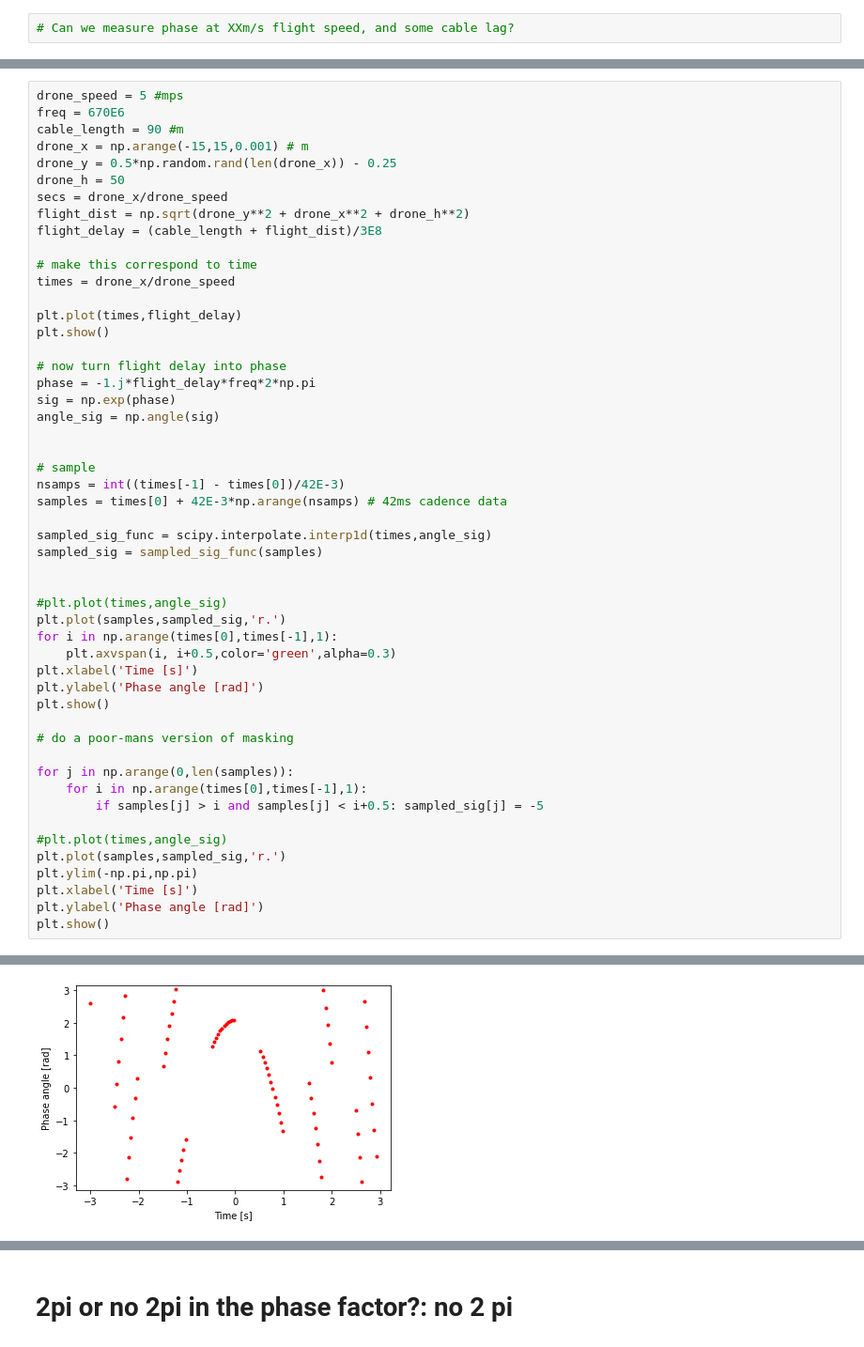
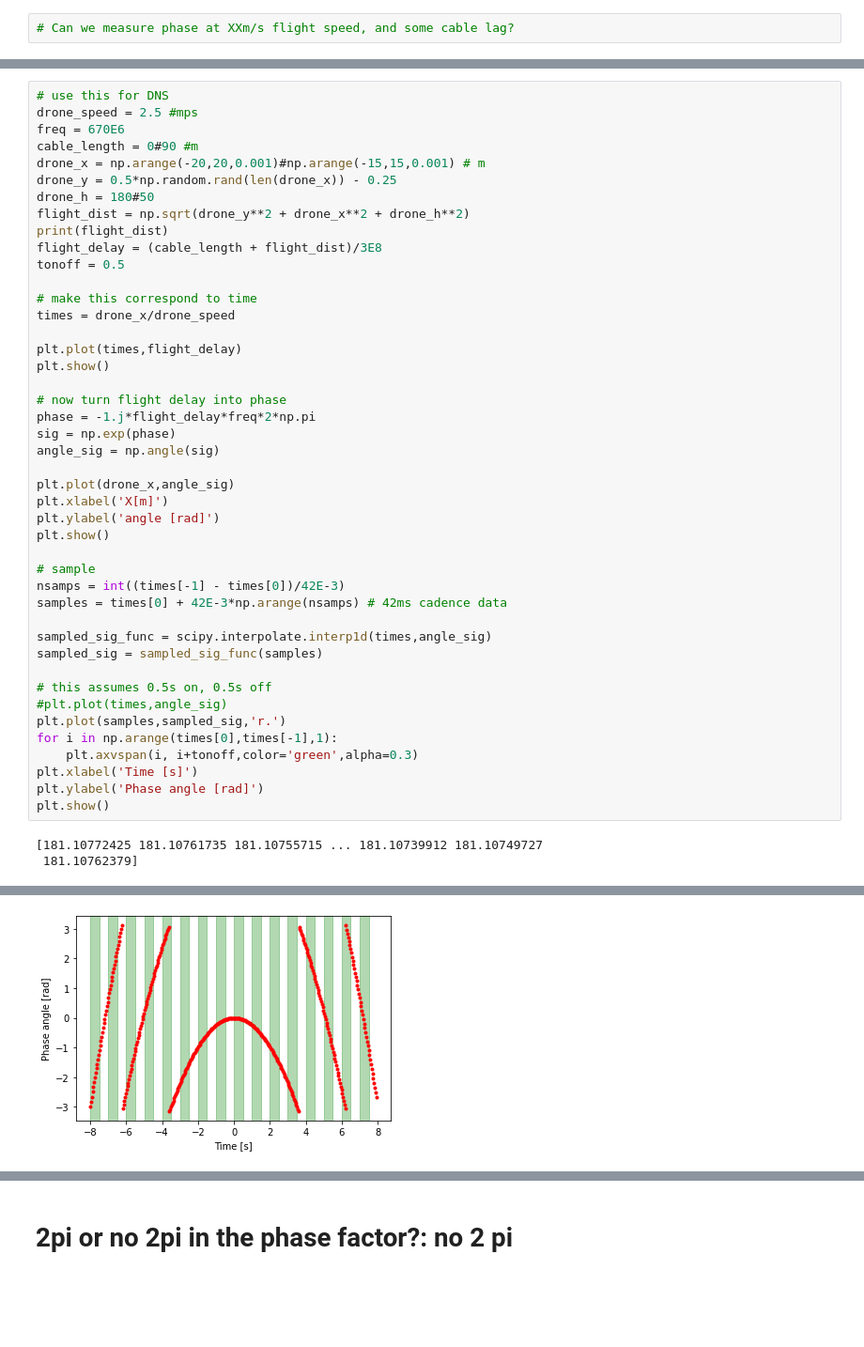
Before and after one commit to WrightLaboratory/DigitalNoiseSource, a Jupyter notebook: notebooks/LBN_phasejitter_exploration.ipynb, the cells around one changed output, grey strips where cells are left out. Shown at 94% size. Saved outputs shown, nothing was run; the diff lists cells and outputs as text; blank space fills up the shorter version.

Commit message:
added NF2FF phase

```diff
--- a/notebooks/LBN_phasejitter_exploration.ipynb
+++ b/notebooks/LBN_phasejitter_exploration.ipynb
@@ -34,13 +38,15 @@ def Gauss(x,a,x0,sigma,k):
 # %%
-drone_speed = 5 #mps
+# use this for DNS
+drone_speed = 2.5 #mps
 freq = 670E6
-cable_length = 90 #m
-drone_x = np.arange(-15,15,0.001) # m
+cable_length = 0#90 #m
+drone_x = np.arange(-20,20,0.001)#np.arange(-15,15,0.001) # m
 drone_y = 0.5*np.random.rand(len(drone_x)) - 0.25
-drone_h = 50
-secs = drone_x/drone_speed
+drone_h = 180#50
 flight_dist = np.sqrt(drone_y**2 + drone_x**2 + drone_h**2)
+print(flight_dist)
 flight_delay = (cable_length + flight_dist)/3E8
+tonoff = 0.5
 
 # make this correspond to time
 times = drone_x/drone_speed
@@ -53,6 +59,10 @@ phase = -1.j*flight_delay*freq*2*np.pi
 sig = np.exp(phase)
 angle_sig = np.angle(sig)
 
+plt.plot(drone_x,angle_sig)
+plt.xlabel('X[m]')
+plt.ylabel('angle [rad]')
+plt.show()
 
 # sample
 nsamps = int((times[-1] - times[0])/42E-3)
@@ -61,25 +71,14 @@ samples = times[0] + 42E-3*np.arange(nsamps) # 42ms cadence data
 sampled_sig_func = scipy.interpolate.interp1d(times,angle_sig)
 sampled_sig = sampled_sig_func(samples)
 
-
+# this assumes 0.5s on, 0.5s off
 #plt.plot(times,angle_sig)
 plt.plot(samples,sampled_sig,'r.')
 for i in np.arange(times[0],times[-1],1):
-    plt.axvspan(i, i+0.5,color='green',alpha=0.3)
+    plt.axvspan(i, i+tonoff,color='green',alpha=0.3)
 plt.xlabel('Time [s]')
 plt.ylabel('Phase angle [rad]')
 plt.show()
-
-# do a poor-mans version of masking
-
-for j in np.arange(0,len(samples)):
-    for i in np.arange(times[0],times[-1],1):
-        if samples[j] > i and samples[j] < i+0.5: sampled_sig[j] = -5
-
-#plt.plot(times,angle_sig)
-plt.plot(samples,sampled_sig,'r.')
-plt.ylim(-np.pi,np.pi)
-plt.xlabel('Time [s]')
-plt.ylabel('Phase angle [rad]')
-plt.show()
 # %% [output]
+[181.10772425 181.10761735 181.10755715 ... 181.10739912 181.10749727
+ 181.10762379]
@@ -88 +87 @@ plt.show()
-[figure, old version]
+[figure, new version]
```
Also changed, not shown: parts of 3 cells of this notebook.
